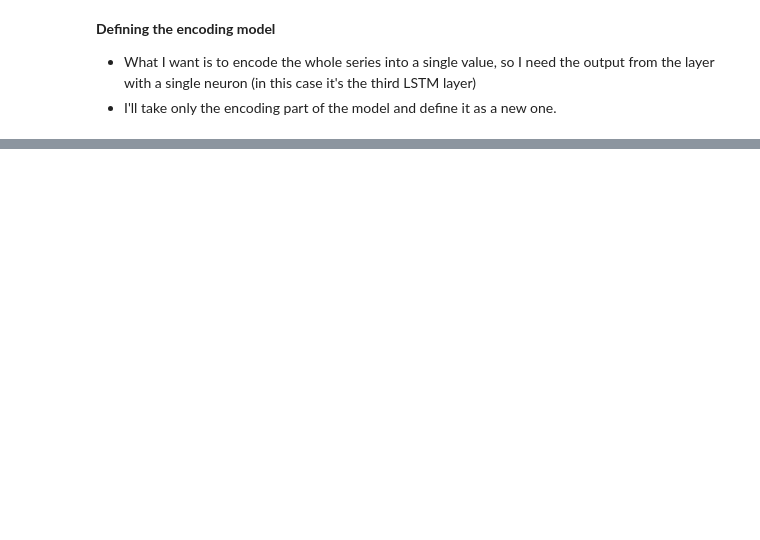
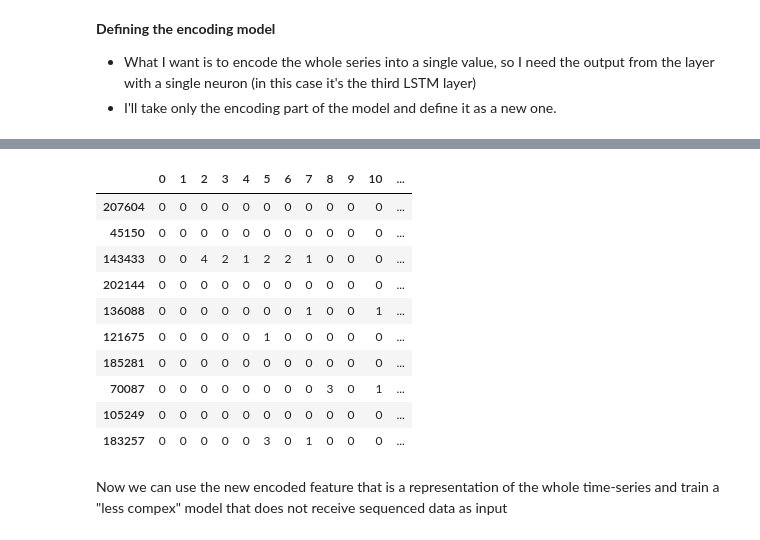
Before and after one commit to AiJared/time-series-forecasting-with-lstm-autoencoders, a Jupyter notebook: Time_Series_Forecasting_with_LSTM_Autoencoders.ipynb, the cells around one changed output, grey strips where cells are left out. Cells and saved outputs as stored; diff of their text form; code cells hidden in the pictures; blank space fills up the shorter version.

```diff
--- a/Time_Series_Forecasting_with_LSTM_Autoencoders.ipynb
+++ b/Time_Series_Forecasting_with_LSTM_Autoencoders.ipynb
@@ -443,2 +443,25 @@ print("Encoded time-series sample", train_encoded[0])
 Encoded time-series shape (200327, 1)
 Encoded time-series sample [0.03313876]
+# %%
+# Add new encoded features to the train and validation sets
+train["encoded"] = train_encoded
+train["label"] = Y_train
+
+valid["encoded"] = validation_encoded
+valid["label"] = Y_valid
+
+train.head(10)
+# %% [output]
+|  | 0 | 1 | 2 | 3 | 4 | 5 | 6 | 7 | 8 | 9 | 10 | ... |
+| 207604 | 0 | 0 | 0 | 0 | 0 | 0 | 0 | 0 | 0 | 0 | 0 | ... |
+| 45150 | 0 | 0 | 0 | 0 | 0 | 0 | 0 | 0 | 0 | 0 | 0 | ... |
+| 143433 | 0 | 0 | 4 | 2 | 1 | 2 | 2 | 1 | 0 | 0 | 0 | ... |
+| 202144 | 0 | 0 | 0 | 0 | 0 | 0 | 0 | 0 | 0 | 0 | 0 | ... |
+| 136088 | 0 | 0 | 0 | 0 | 0 | 0 | 0 | 1 | 0 | 0 | 1 | ... |
+| 121675 | 0 | 0 | 0 | 0 | 0 | 1 | 0 | 0 | 0 | 0 | 0 | ... |
+| 185281 | 0 | 0 | 0 | 0 | 0 | 0 | 0 | 0 | 0 | 0 | 0 | ... |
+| 70087 | 0 | 0 | 0 | 0 | 0 | 0 | 0 | 0 | 3 | 0 | 1 | ... |
+| 105249 | 0 | 0 | 0 | 0 | 0 | 0 | 0 | 0 | 0 | 0 | 0 | ... |
+| 183257 | 0 | 0 | 0 | 0 | 0 | 3 | 0 | 1 | 0 | 0 | 0 | ... |
+# %% [markdown]
+Now we can use the new encoded feature that is a representation of the whole time-series and train a "less compex" model that does not receive sequenced data as input
```
Also changed, not shown: parts of 13 cells of this notebook.
